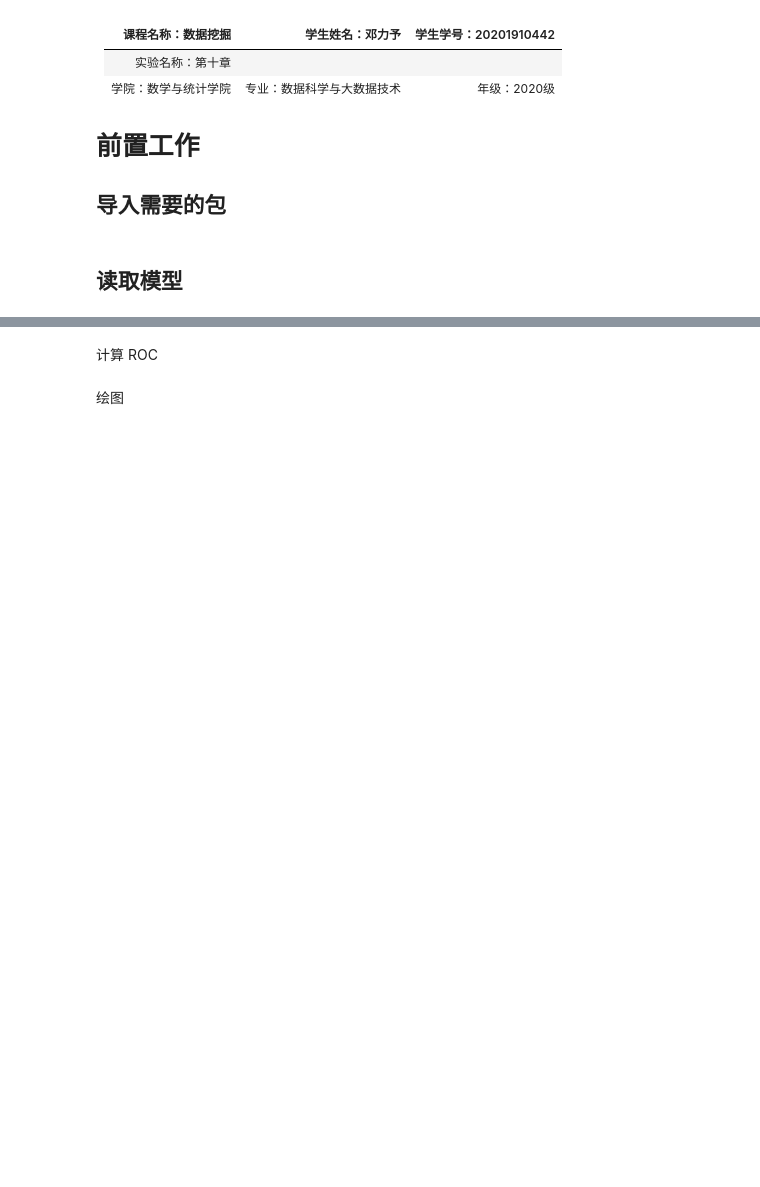
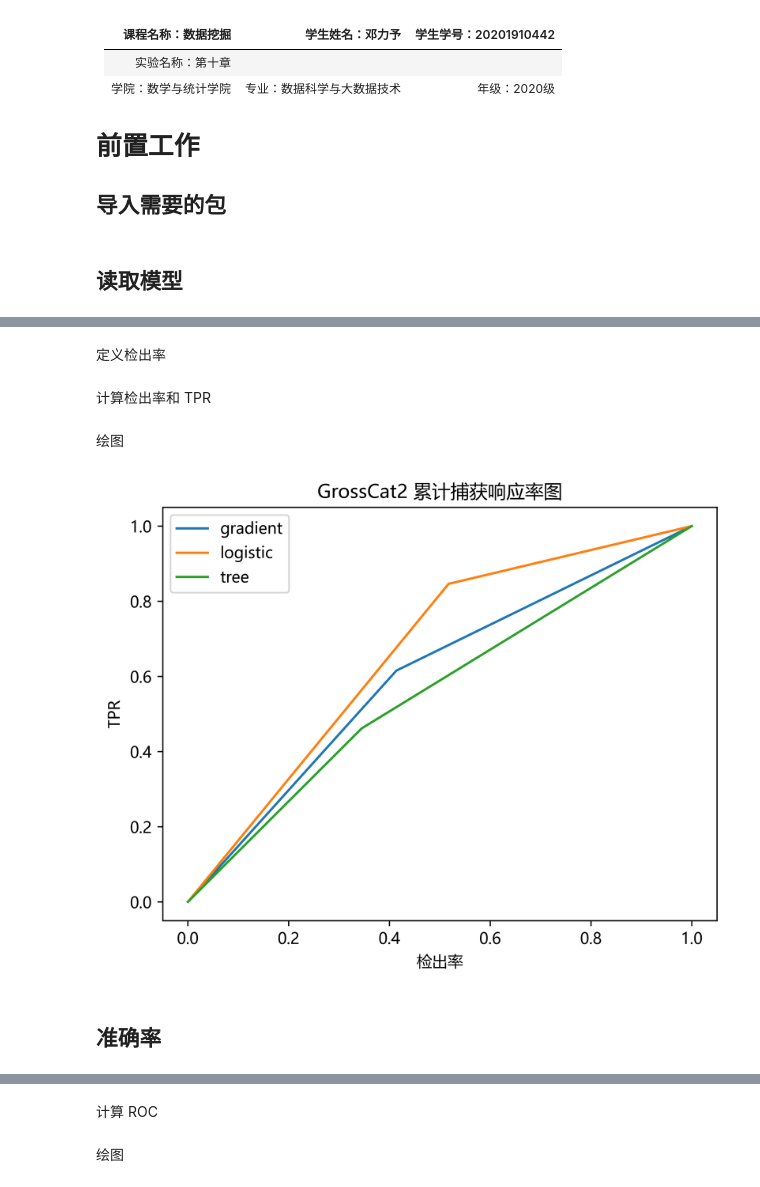
Before and after one commit to DLYSY/DataMining, a Jupyter notebook: 第十章.ipynb, the cells around one changed output, grey strips where cells are left out. Saved outputs shown, nothing was run; the diff lists cells and outputs as text; code cells hidden in the pictures; blank space fills up the shorter version.

```diff
--- a/第十章.ipynb
+++ b/第十章.ipynb
@@ -32,3 +41,18 @@ for i in tuple(walk("model_results"))[0][2]:
 # %%
 plt.rcParams['font.sans-serif'] = ['Microsoft YaHei']
 plt.rcParams['axes.unicode_minus'] = False
+# %% [markdown]
+定义检出率
+# %%
+def dp(target,model):
+    TP=0
+    FP=0
+    for i in range(len(target)):
+        match(target[i],model[i]):
+            case(1,1):
+                TP=TP+1
+            case(0,1):
+                FP=FP+1
+    return(TP+FP)/len(target)
+# %% [markdown]
+计算检出率和 TPR
@@ -34,0 +72,19 @@ plt.rcParams['axes.unicode_minus'] = False
+# %% [markdown]
+绘图
+# %%
+fig, ax = plt.subplots(dpi=500) # 创建图实例
+
+for i,data in zip(tr_line_cat2.keys(),tr_line_cat2.values()):
+    ax.plot(data["dp"],data["tpr"], label=i[:-5])
+    # print(data["dp"],data["tpr"])
+
+ax.set_xlabel("检出率")
+ax.set_ylabel("TPR")
+ax.set_title('GrossCat2 累计捕获响应率图') #设置图名
+ax.legend() #自动检测要在图例中显示的元素，并且显示
+
+plt.show() #图形可视化
+# %% [output]
+[figure, added]
+# %% [markdown]
+## 准确率
```
Also changed, not shown: parts of 19 cells of this notebook, 1 other file.
